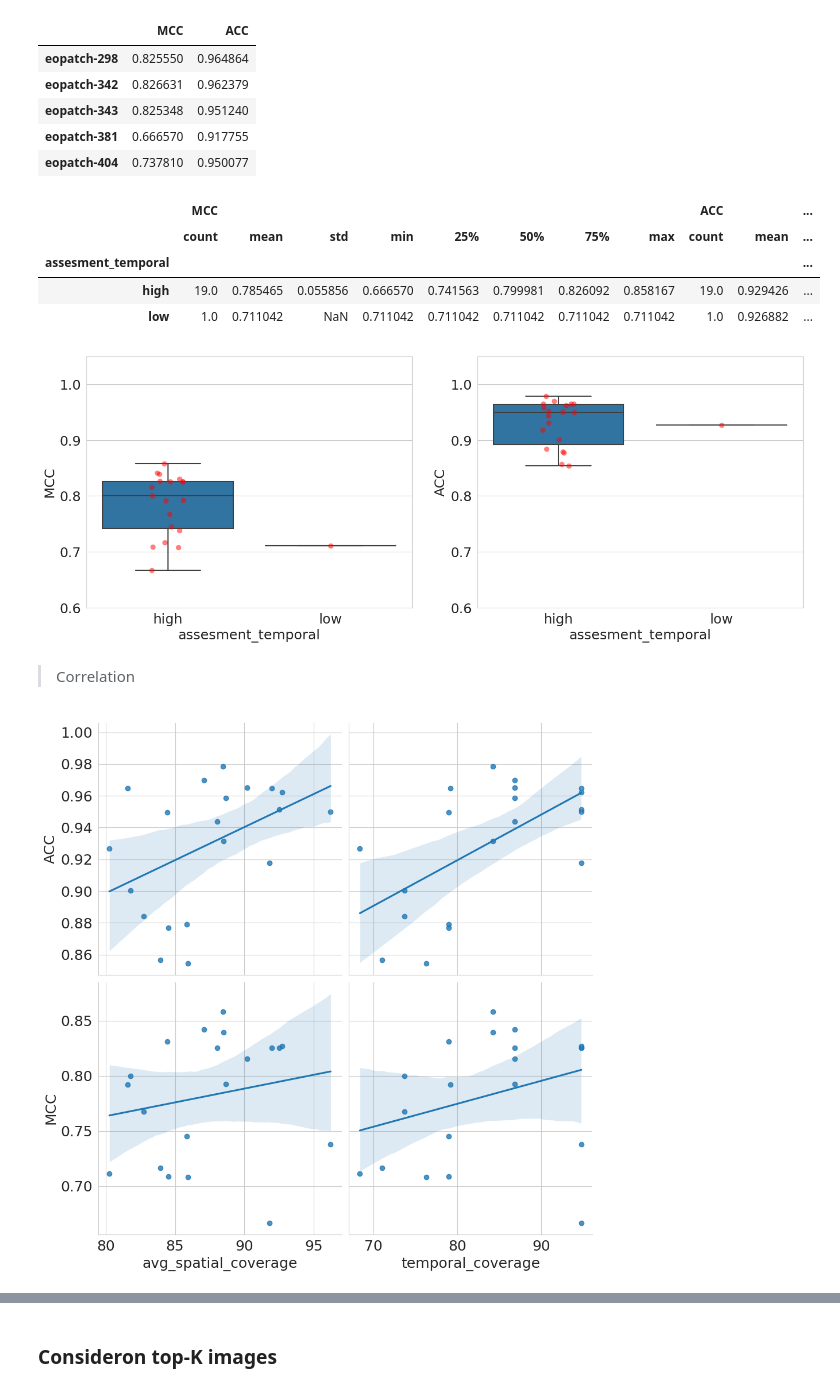
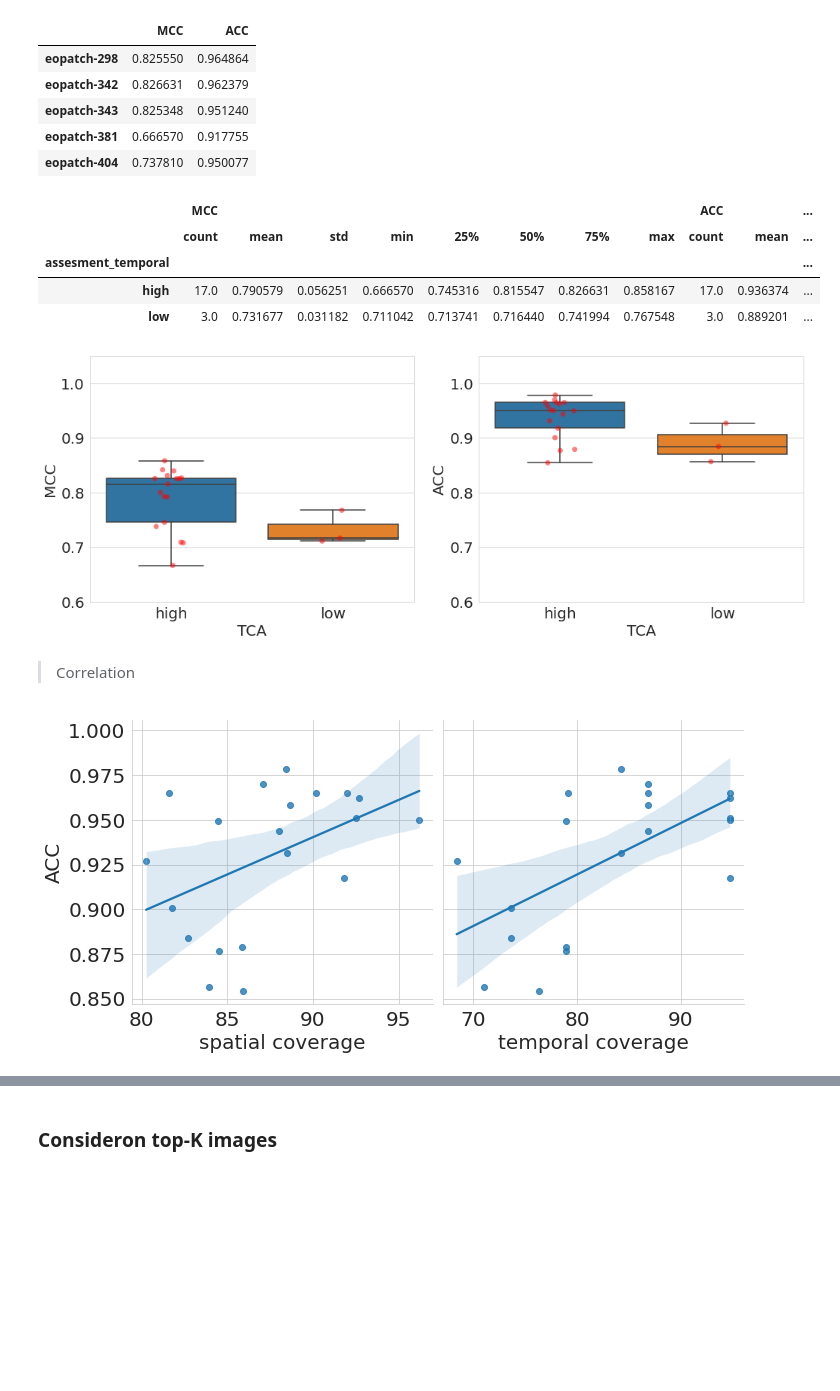
Before and after one commit to fmenat/SITS_S2Coverage, a Jupyter notebook: s2coverage_ai4eo.ipynb, the cells around one changed output, grey strips where cells are left out. Saved outputs shown, nothing was run; the diff lists cells and outputs as text; code cells hidden in the pictures; blank space fills up the shorter version.

Commit message:
update plots

```diff
--- a/s2coverage_ai4eo.ipynb
+++ b/s2coverage_ai4eo.ipynb
@@ -44,7 +44,7 @@ results = analyze_dataset(dataset_structure_path = dataset_structure_path,
 input_dir = './coverage/ai4eo/'
 # %%
 import matplotlib.pyplot as plt
-plt.rcParams.update({'font.size': 18})
+plt.rcParams.update({'font.size': 20})
 import pandas as pd
 from src.visualization.plots import plot_coverage_order
 
@@ -103,27 +105,28 @@ df_metrics_p_patch_test.head()
 | eopatch-381 | 0.666570 | 0.917755 |
 | eopatch-404 | 0.737810 | 0.950077 |
 # %%
-df_stats_test = df_stats_cloud.loc[df_metrics_p_patch_test.index]
+df_stats_test = df_stats_veg.loc[df_metrics_p_patch_test.index]
 
-df_attached = plot_col_categorization(df_stats_test, df_metrics_p_patch_test, col="assesment_temporal")
-plt.savefig("imgs/ai4eo_temporal_assessment_70_clouds.pdf")
+df_attached = plot_col_categorization(df_stats_test, df_metrics_p_patch_test, col="assesment_temporal", x_label="TCA")
+plt.savefig("imgs/ai4eo_temporal_assessment_70_veg.pdf")
 plt.show()
 # %% [output]
 |  | MCC |  |  |  |  |  |  |  | ACC |  | ... |
 |  | count | mean | std | min | 25% | 50% | 75% | max | count | mean | ... |
 | assesment_temporal |  |  |  |  |  |  |  |  |  |  | ... |
-| high | 19.0 | 0.785465 | 0.055856 | 0.666570 | 0.741563 | 0.799981 | 0.826092 | 0.858167 | 19.0 | 0.929426 | ... |
-| low | 1.0 | 0.711042 | NaN | 0.711042 | 0.711042 | 0.711042 | 0.711042 | 0.711042 | 1.0 | 0.926882 | ... |
+| high | 17.0 | 0.790579 | 0.056251 | 0.666570 | 0.745316 | 0.815547 | 0.826631 | 0.858167 | 17.0 | 0.936374 | ... |
+| low | 3.0 | 0.731677 | 0.031182 | 0.711042 | 0.713741 | 0.716440 | 0.741994 | 0.767548 | 3.0 | 0.889201 | ... |
-[figure, old version]
+[figure, new version]
 # %% [markdown]
 > Correlation
 # %%
 import seaborn as sns
-a= sns.pairplot(data=df_attached, x_vars=["avg_spatial_coverage","temporal_coverage"], y_vars=["ACC","MCC"], kind="reg", diag_kind="hist", height=5, markers=['o'])
-plt.savefig("imgs/ai4eo_regplot_70_clouds.pdf")
+df_attached = df_attached.rename(columns={"avg_spatial_coverage": "spatial coverage", "temporal_coverage": "temporal coverage"})
+a= sns.pairplot(data=df_attached, x_vars=["spatial coverage","temporal coverage"], y_vars=["ACC"], kind="reg", diag_kind="hist", height=5, markers=['o'])
+plt.savefig("imgs/ai4eo_regplot_70_clouds_acc.pdf")
 plt.show()
 # %% [output]
-[figure, old version]
+[figure, new version]
 # %%
 df_attached.corr()
 # %% [output]
```
Also changed, not shown: parts of 2 cells of this notebook, 10 other files.
